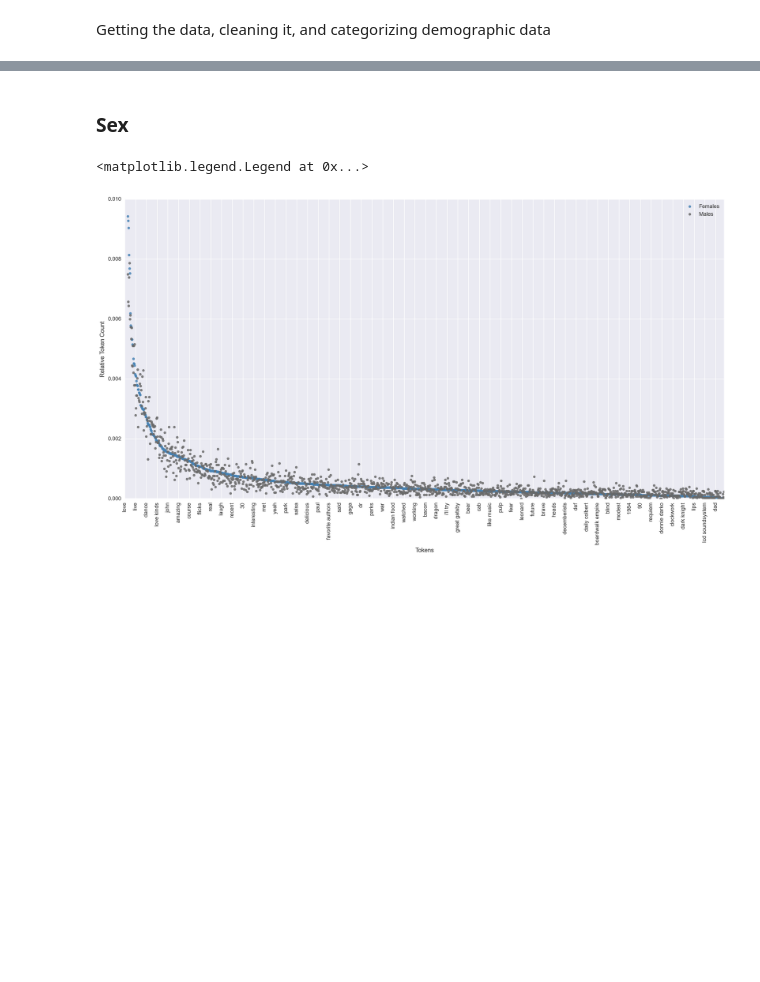
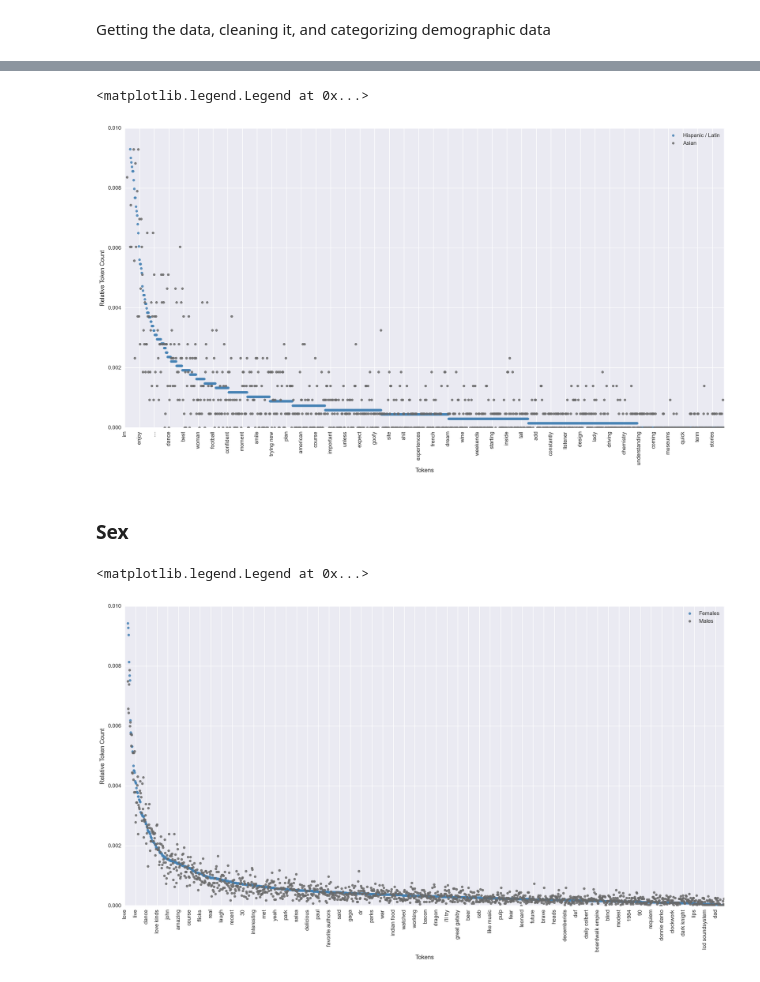
Before and after one commit to juanshishido/okcupid, a Jupyter notebook: main-split-demographics-later.ipynb, the cells around one changed output, grey strips where cells are left out. Drawn from its saved outputs; the diff is of its cells as text; code cells hidden in the pictures; blank space fills up the shorter version.

```diff
--- a/main-split-demographics-later.ipynb
+++ b/main-split-demographics-later.ipynb
@@ -122,3 +195,34 @@ for demog in ['sex', 'orientation', 'drugs', 'body_type', 'religion', 'sign']:
+# %%
+count_h9 = count_matrix[np.array((df_clean.group==9)&(df_clean.ethnicity=='hispanic / latin')), :]
+count_a9 = count_matrix[np.array((df_clean.group==9)&(df_clean.ethnicity=='asian')), :]
+# %%
+blah = pd.DataFrame({'h' : np.array(count_h9.sum(axis=0))[0],
+                     'a' : np.array(count_a9.sum(axis=0))[0],
+                     'vocab' : vocab})
+
+blah['h'] = blah.h / blah.h.sum()
+blah['a'] = blah.a / blah.a.sum()
+
+blah.sort('h', ascending=False, inplace=True)
+blah.reset_index(drop=True, inplace=True)
+
+plt.figure(figsize=(20, 10))
+
+plt.scatter(blah.index, blah.h, alpha=0.85, color='SteelBlue', label='Hispanic / Latin')
+plt.scatter(blah.index, blah.a, alpha=0.85, color='DimGray', label='Asian')
+
+plt.xticks(blah.index[::25].tolist(), blah.vocab[::25].tolist(), rotation=90);
+
+plt.xlabel('Tokens')
+plt.ylabel('Relative Token Count')
+
+plt.xlim(0, blah.index.max());
+plt.ylim(0, 0.01)
+
+plt.legend()
+# %% [output]
+<matplotlib.legend.Legend at 0x...>
+[figure, added]
 # %% [markdown]
 ### Sex
 # %%
```
Also changed, not shown: parts of 11 cells of this notebook, 1 other file.
